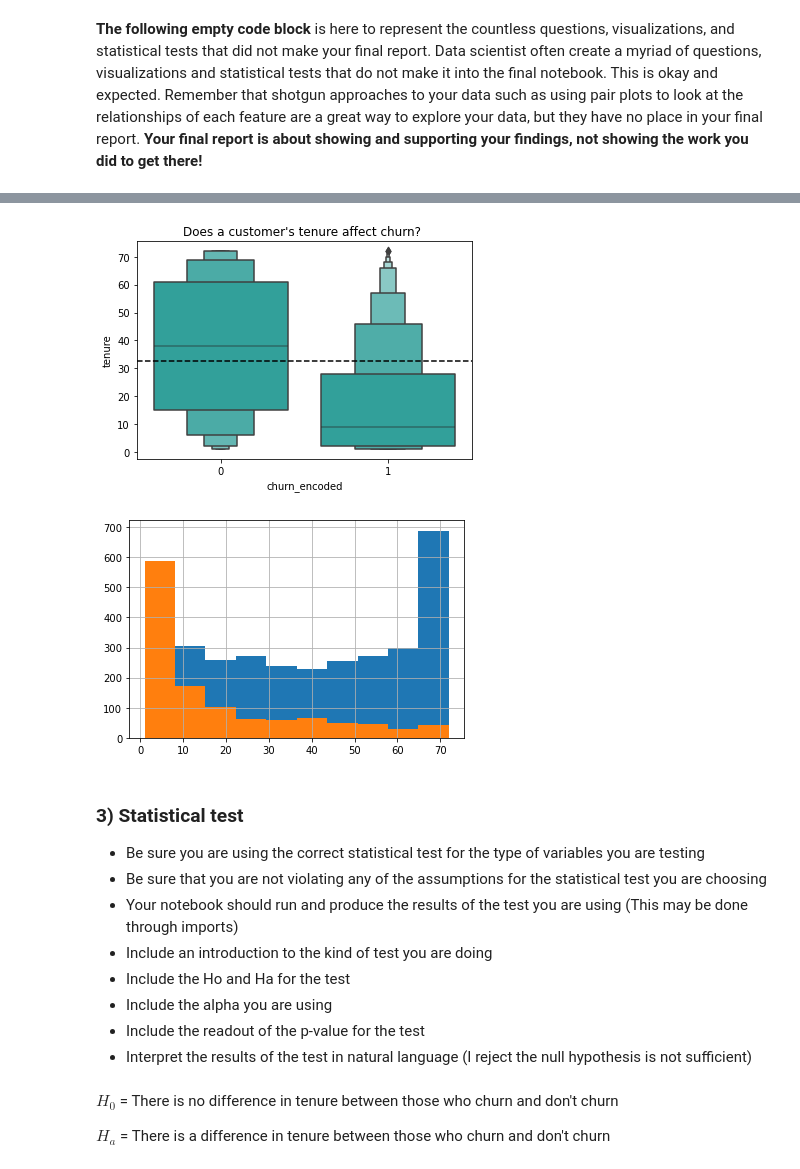
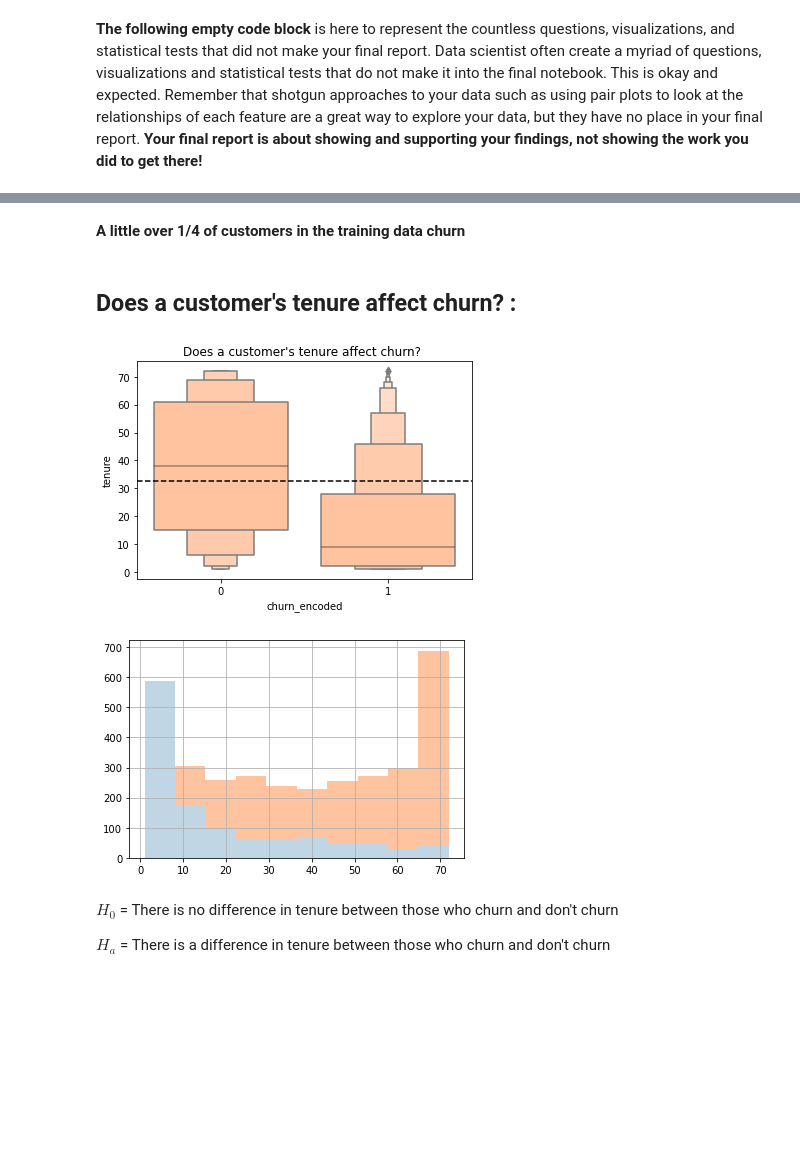
Before and after one commit to markydoug/classification-project, a Jupyter notebook: project_template.ipynb, the cells around one changed output, grey strips where cells are left out. Saved outputs shown, nothing was run; the diff lists cells and outputs as text; code cells hidden in the pictures; blank space fills up the shorter version.

Commit message:
Add visualizations and stats tests

```diff
--- a/project_template.ipynb
+++ b/project_template.ipynb
@@ -156,27 +132,21 @@ train_no_churn = train[train.churn_encoded == 0]
+# %% [markdown]
+**A little over 1/4 of customers in the training data churn**
+# %% [markdown]
+## Does a customer's tenure affect churn? :
 # %%
 average = train["tenure"].mean()
-sns.boxenplot(data=train, x='churn_encoded', y="tenure", color='lightseagreen')
+sns.boxenplot(data=train, x='churn_encoded', y="tenure", color='#ffc3a0', saturation=1)
 plt.title("Does a customer's tenure affect churn? ")
 plt.axhline(average, ls='--', color='black')
 plt.show()
 # %% [output]
-[figure, old version]
+[figure, new version]
 # %%
-train_no_churn['tenure'].hist()
-train_churn['tenure'].hist()
+train_no_churn['tenure'].hist(color='#ffc3a0')
+train_churn['tenure'].hist(color='#c0d6e4')
 plt.show()
 # %% [output]
-[figure, old version]
+[figure, new version]
-# %% [markdown]
-### 3) Statistical test
-* Be sure you are using the correct statistical test for the type of variables you are testing
-* Be sure that you are not violating any of the assumptions for the statistical test you are choosing
-* Your notebook should run and produce the results of the test you are using (This may be done through imports)
-* Include an introduction to the kind of test you are doing
-* Include the Ho and Ha for the test
-* Include the alpha you are using
-* Include the readout of the p-value for the test
-* Interpret the results of the test in natural language (I reject the null hypothesis is not sufficient)
 # %% [markdown]
 $H_0$ = There is no difference in tenure between those who churn and don't churn
 
```
Also changed, not shown: parts of 49 cells of this notebook.
